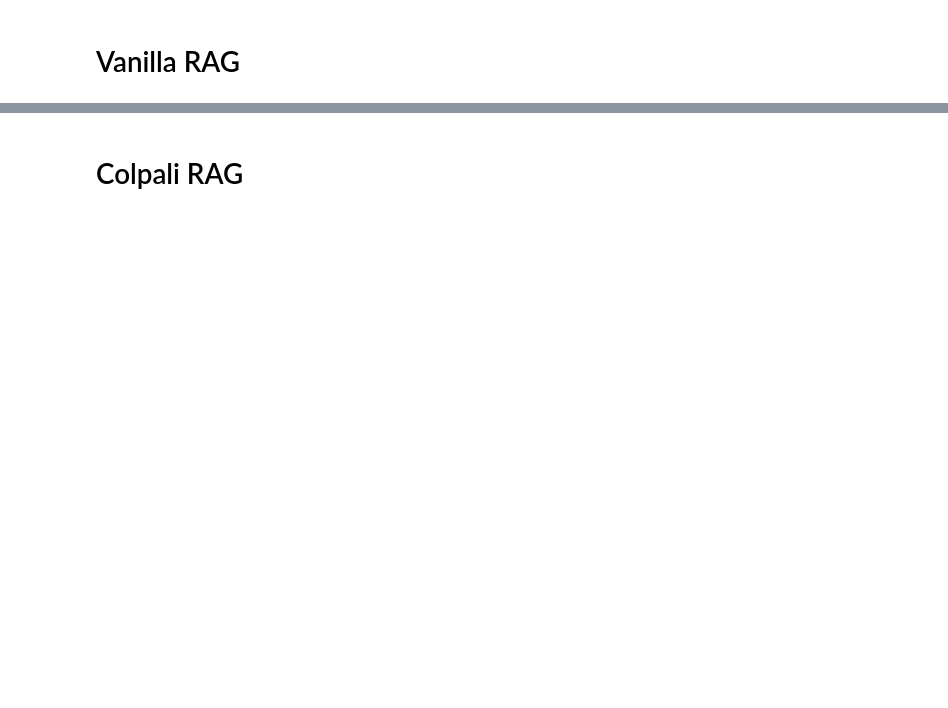
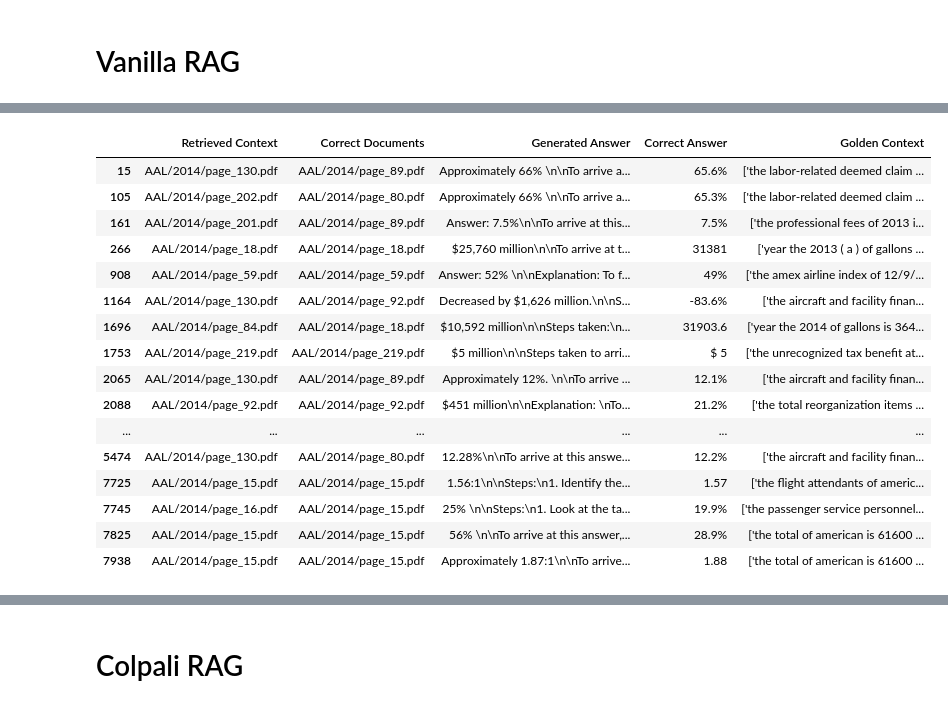
Before and after one commit to emrekuruu/VRAG, a Jupyter notebook: evaluation.ipynb, the cells around one changed output, grey strips where cells are left out. Drawn from its saved outputs; the diff is of its cells as text; code cells hidden in the pictures; blank space fills up the shorter version.

```diff
--- a/evaluation.ipynb
+++ b/evaluation.ipynb
@@ -41,3 +21,27 @@ results = pd.read_csv('vanilla_rag.csv', index_col=0)
+# %%
+pd.set_option("display.max_colwidth", None)
+# %%
+results = pd.read_csv('vanilla.csv', index_col=0)
+results["Correct Documents"] = results["Correct Documents"].apply(lambda x : x.split("-")[0])
+results
+# %% [output]
+|  | Retrieved Context | Correct Documents | Generated Answer | Correct Answer | Golden Context |
+| 15 | AAL/2014/page_130.pdf | AAL/2014/page_89.pdf | Approximately 66% \n\nTo arrive a... | 65.6% | ['the labor-related deemed claim ... |
+| 105 | AAL/2014/page_202.pdf | AAL/2014/page_80.pdf | Approximately 66% \n\nTo arrive a... | 65.3% | ['the labor-related deemed claim ... |
+| 161 | AAL/2014/page_201.pdf | AAL/2014/page_89.pdf | Answer: 7.5%\n\nTo arrive at this... | 7.5% | ['the professional fees of 2013 i... |
+| 266 | AAL/2014/page_18.pdf | AAL/2014/page_18.pdf | $25,760 million\n\nTo arrive at t... | 31381 | ['year the 2013 ( a ) of gallons ... |
+| 908 | AAL/2014/page_59.pdf | AAL/2014/page_59.pdf | Answer: 52% \n\nExplanation: To f... | 49% | ['the amex airline index of 12/9/... |
+| 1164 | AAL/2014/page_130.pdf | AAL/2014/page_92.pdf | Decreased by $1,626 million.\n\nS... | -83.6% | ['the aircraft and facility finan... |
+| 1696 | AAL/2014/page_84.pdf | AAL/2014/page_18.pdf | $10,592 million\n\nSteps taken:\n... | 31903.6 | ['year the 2014 of gallons is 364... |
+| 1753 | AAL/2014/page_219.pdf | AAL/2014/page_219.pdf | $5 million\n\nSteps taken to arri... | $ 5 | ['the unrecognized tax benefit at... |
+| 2065 | AAL/2014/page_130.pdf | AAL/2014/page_89.pdf | Approximately 12%. \n\nTo arrive ... | 12.1% | ['the aircraft and facility finan... |
+| 2088 | AAL/2014/page_92.pdf | AAL/2014/page_92.pdf | $451 million\n\nExplanation: \nTo... | 21.2% | ['the total reorganization items ... |
+| ... | ... | ... | ... | ... | ... |
+| 5474 | AAL/2014/page_130.pdf | AAL/2014/page_80.pdf | 12.28%\n\nTo arrive at this answe... | 12.2% | ['the aircraft and facility finan... |
+| 7725 | AAL/2014/page_15.pdf | AAL/2014/page_15.pdf | 1.56:1\n\nSteps:\n1. Identify the... | 1.57 | ['the flight attendants of americ... |
+| 7745 | AAL/2014/page_16.pdf | AAL/2014/page_15.pdf | 25% \n\nSteps:\n1. Look at the ta... | 19.9% | ['the passenger service personnel... |
+| 7825 | AAL/2014/page_15.pdf | AAL/2014/page_15.pdf | 56% \n\nTo arrive at this answer,... | 28.9% | ['the total of american is 61600 ... |
+| 7938 | AAL/2014/page_15.pdf | AAL/2014/page_15.pdf | Approximately 1.87:1\n\nTo arrive... | 1.88 | ['the total of american is 61600 ... |
 # %%
 correct = 0
 for idx in results.index:
```
Also changed, not shown: parts of 10 cells of this notebook, 6 other files.
